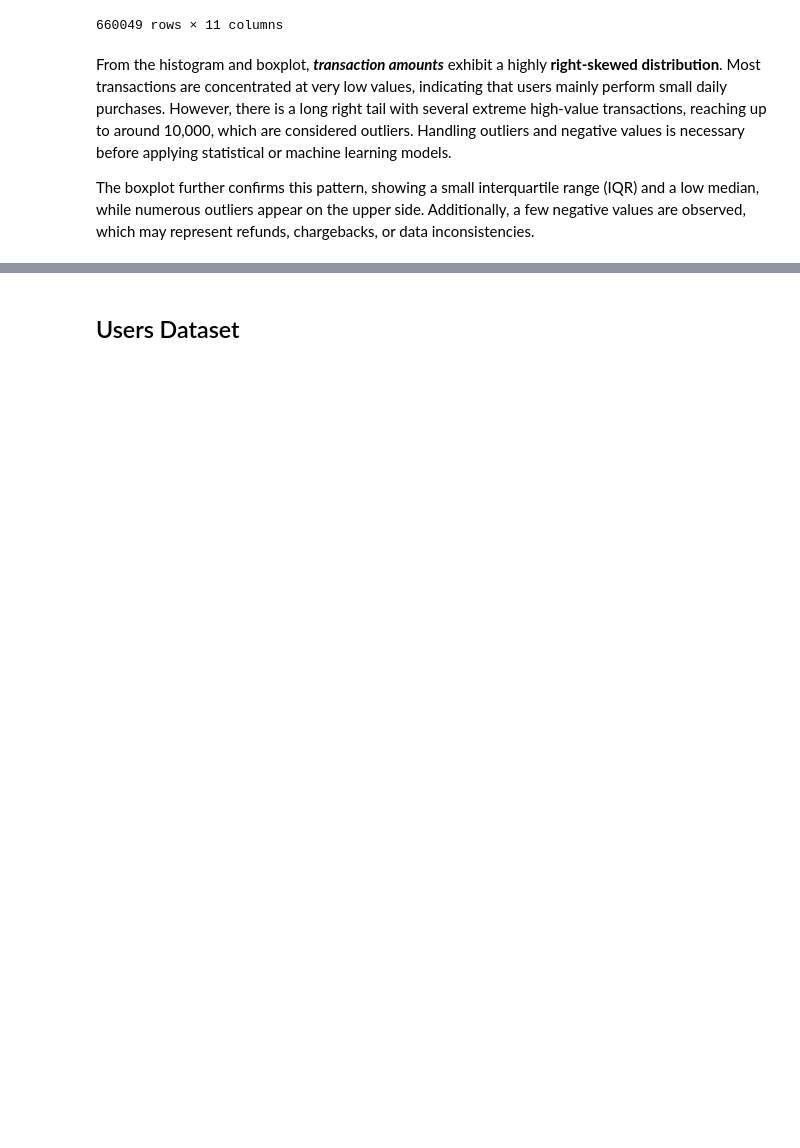
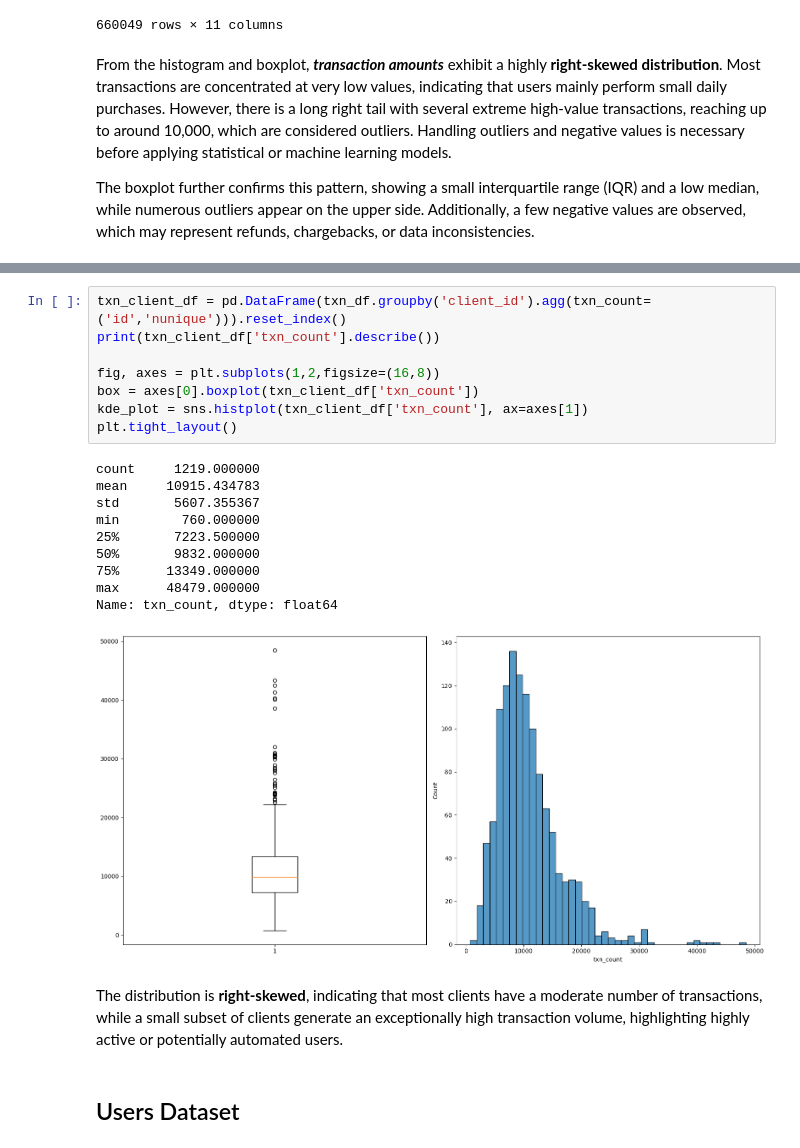
Before and after one commit to hlnetr21354/Financial-Transactions-Analysis, a Jupyter notebook: notebook/transform_data_eda.ipynb, the cells around one changed output, grey strips where cells are left out. Drawn from its saved outputs; the diff is of its cells as text; blank space fills up the shorter version.

```diff
--- a/notebook/transform_data_eda.ipynb
+++ b/notebook/transform_data_eda.ipynb
@@ -490,3 +500,24 @@ The boxplot further confirms this pattern, showing a small interquartile range (
+# %%
+txn_client_df = pd.DataFrame(txn_df.groupby('client_id').agg(txn_count=('id','nunique'))).reset_index()
+print(txn_client_df['txn_count'].describe())
+
+fig, axes = plt.subplots(1,2,figsize=(16,8))
+box = axes[0].boxplot(txn_client_df['txn_count'])
+kde_plot = sns.histplot(txn_client_df['txn_count'], ax=axes[1])
+plt.tight_layout()
+# %% [output]
+count     1219.000000
+mean     10915.434783
+std       5607.355367
+min        760.000000
+25%       7223.500000
+50%       9832.000000
+75%      13349.000000
+max      48479.000000
+Name: txn_count, dtype: float64
+[figure, added]
+# %% [markdown]
+The distribution is **right-skewed**, indicating that most clients have a moderate number of transactions, while a small subset of clients generate an exceptionally high transaction volume, highlighting highly active or potentially automated users.
 # %% [markdown]
 ## Users Dataset
 # %% [markdown]
```
Also changed, not shown: parts of 18 cells of this notebook.
